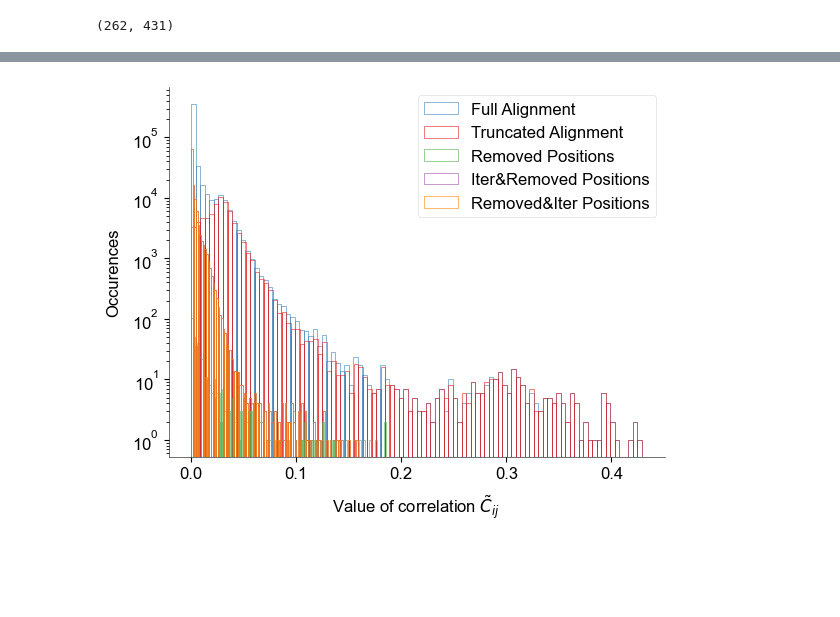
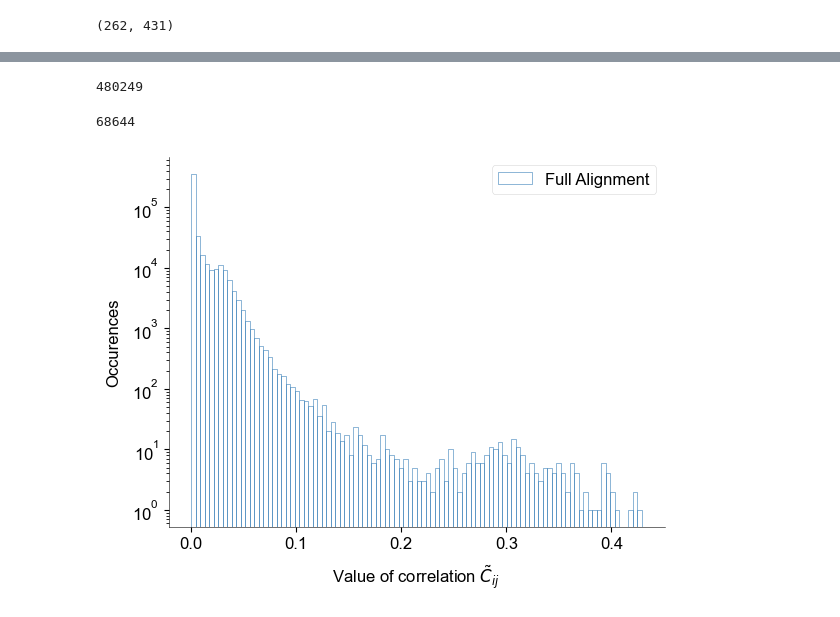
Before and after one commit to shoyip/SerProtAlign, a Jupyter notebook: notebooks/06_corrmatrix_analysis.ipynb, the cells around one changed output, grey strips where cells are left out. Cells and saved outputs as stored; diff of their text form; code cells hidden in the pictures; blank space fills up the shorter version.

```diff
--- a/notebooks/06_corrmatrix_analysis.ipynb
+++ b/notebooks/06_corrmatrix_analysis.ipynb
@@ -28,16 +44,24 @@ ctilde[iter_pos, :][:, removed_pos].shape
+# %%
+np.sum(counts)
+# %% [output]
+480249
+# %%
+np.sum(counts1)
+# %% [output]
+68644
 # %%
 plt.figure()
 plt.hist(ctilde.flatten(), bins=100, label='Full Alignment', edgecolor='#'+color_cycle[0], facecolor=(0,0,0,0))
-plt.hist(ctilde_iter.flatten(), bins=100, label='Truncated Alignment', edgecolor='#'+color_cycle[1], facecolor=(0,0,0,0))
-plt.hist(ctilde[removed_pos, removed_pos].flatten(), bins=100, label='Removed Positions', edgecolor='#'+color_cycle[2], facecolor=(0,0,0,0))
-plt.hist(ctilde[iter_pos, :][:, removed_pos].flatten(), bins=100, label='Iter&Removed Positions', edgecolor='#'+color_cycle[3], facecolor=(0,0,0,0))
-plt.hist(ctilde[removed_pos, :][:, iter_pos].flatten(), bins=100, label='Removed&Iter Positions', edgecolor='#'+color_cycle[4], facecolor=(0,0,0,0))
+# plt.hist(ctilde_iter.flatten(), bins=100, label='Truncated Alignment', edgecolor='#'+color_cycle[1], facecolor=(0,0,0,0))
+# plt.hist(ctilde[removed_pos, removed_pos].flatten(), bins=100, label='Removed Positions', edgecolor='#'+color_cycle[2], facecolor=(0,0,0,0))
+# plt.hist(ctilde[iter_pos, :][:, removed_pos].flatten(), bins=100, label='Iter&Removed Positions', edgecolor='#'+color_cycle[3], facecolor=(0,0,0,0))
+# plt.hist(ctilde[removed_pos, :][:, iter_pos].flatten(), bins=100, label='Removed&Iter Positions', edgecolor='#'+color_cycle[4], facecolor=(0,0,0,0))
 # plt.ylim([0, 50000])
 # plt.xlim([0, 0.15])
 plt.yscale('log')
 plt.ylabel('Occurences')
 plt.xlabel('Value of correlation $\~{C}_{ij}$')
 plt.legend()
 plt.show()
 # %% [output]
-[figure, old version]
+[figure, new version]
```
Also changed, not shown: parts of 6 cells of this notebook, 1 other file.
